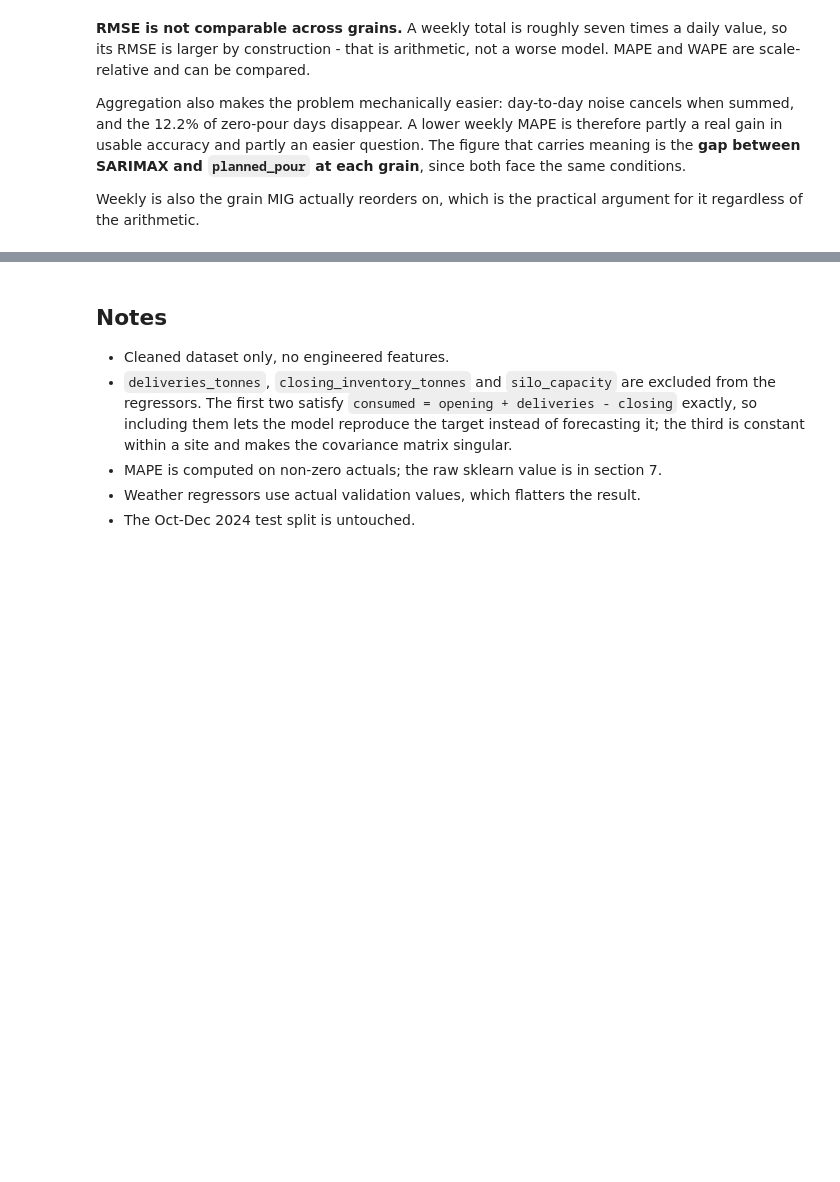
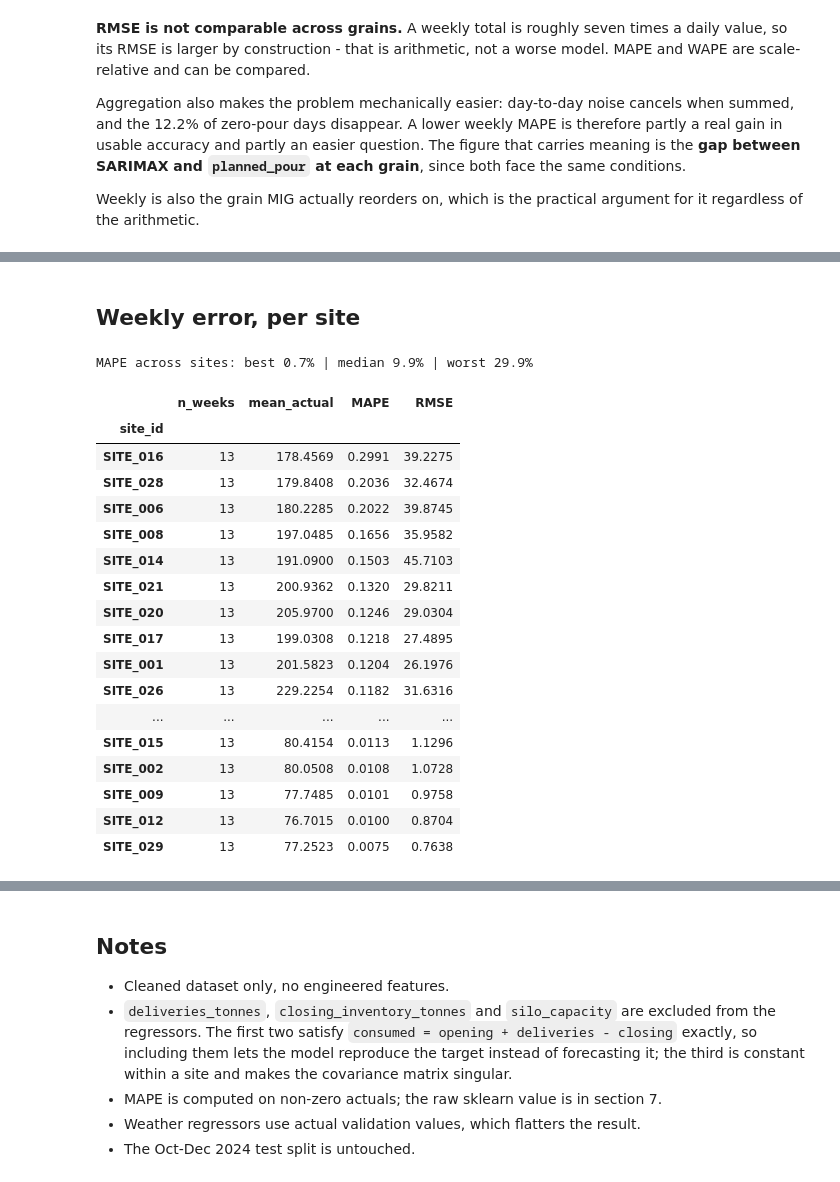
Before and after one commit to Olamideoo/MIG_Cement_Demand_Forecasting, a Jupyter notebook: NOTEBOOKS/04_Model_Development.ipynb, the cells around one changed output, grey strips where cells are left out. Cells and saved outputs as stored; diff of their text form; code cells hidden in the pictures; blank space fills up the shorter version.

```diff
--- a/NOTEBOOKS/04_Model_Development.ipynb
+++ b/NOTEBOOKS/04_Model_Development.ipynb
@@ -725,0 +1005,33 @@ for it regardless of the arithmetic.
+# %% [markdown]
+## Weekly error, per site
+# %%
+per_site_e = pd.DataFrame({
+    "n_weeks": fc_e.groupby("site_id").size(),
+    "mean_actual": fc_e.groupby("site_id").actual.mean(),
+    "MAPE": fc_e.groupby("site_id").pct_err.mean(),
+    "RMSE": fc_e.groupby("site_id").sq_err.mean() ** 0.5,
+}).sort_values("MAPE", ascending=False)
+
+print(f"MAPE across sites: best {per_site_e.MAPE.min():.1%} | "
+      f"median {per_site_e.MAPE.median():.1%} | worst {per_site_e.MAPE.max():.1%}")
+per_site_e.round(4)
+# %% [output]
+MAPE across sites: best 0.7% | median 9.9% | worst 29.9%
+|  | n_weeks | mean_actual | MAPE | RMSE |
+| site_id |  |  |  |  |
+| SITE_016 | 13 | 178.4569 | 0.2991 | 39.2275 |
+| SITE_028 | 13 | 179.8408 | 0.2036 | 32.4674 |
+| SITE_006 | 13 | 180.2285 | 0.2022 | 39.8745 |
+| SITE_008 | 13 | 197.0485 | 0.1656 | 35.9582 |
+| SITE_014 | 13 | 191.0900 | 0.1503 | 45.7103 |
+| SITE_021 | 13 | 200.9362 | 0.1320 | 29.8211 |
+| SITE_020 | 13 | 205.9700 | 0.1246 | 29.0304 |
+| SITE_017 | 13 | 199.0308 | 0.1218 | 27.4895 |
+| SITE_001 | 13 | 201.5823 | 0.1204 | 26.1976 |
+| SITE_026 | 13 | 229.2254 | 0.1182 | 31.6316 |
+| ... | ... | ... | ... | ... |
+| SITE_015 | 13 | 80.4154 | 0.0113 | 1.1296 |
+| SITE_002 | 13 | 80.0508 | 0.0108 | 1.0728 |
+| SITE_009 | 13 | 77.7485 | 0.0101 | 0.9758 |
+| SITE_012 | 13 | 76.7015 | 0.0100 | 0.8704 |
+| SITE_029 | 13 | 77.2523 | 0.0075 | 0.7638 |
```
Also changed, not shown: parts of 26 cells of this notebook.
